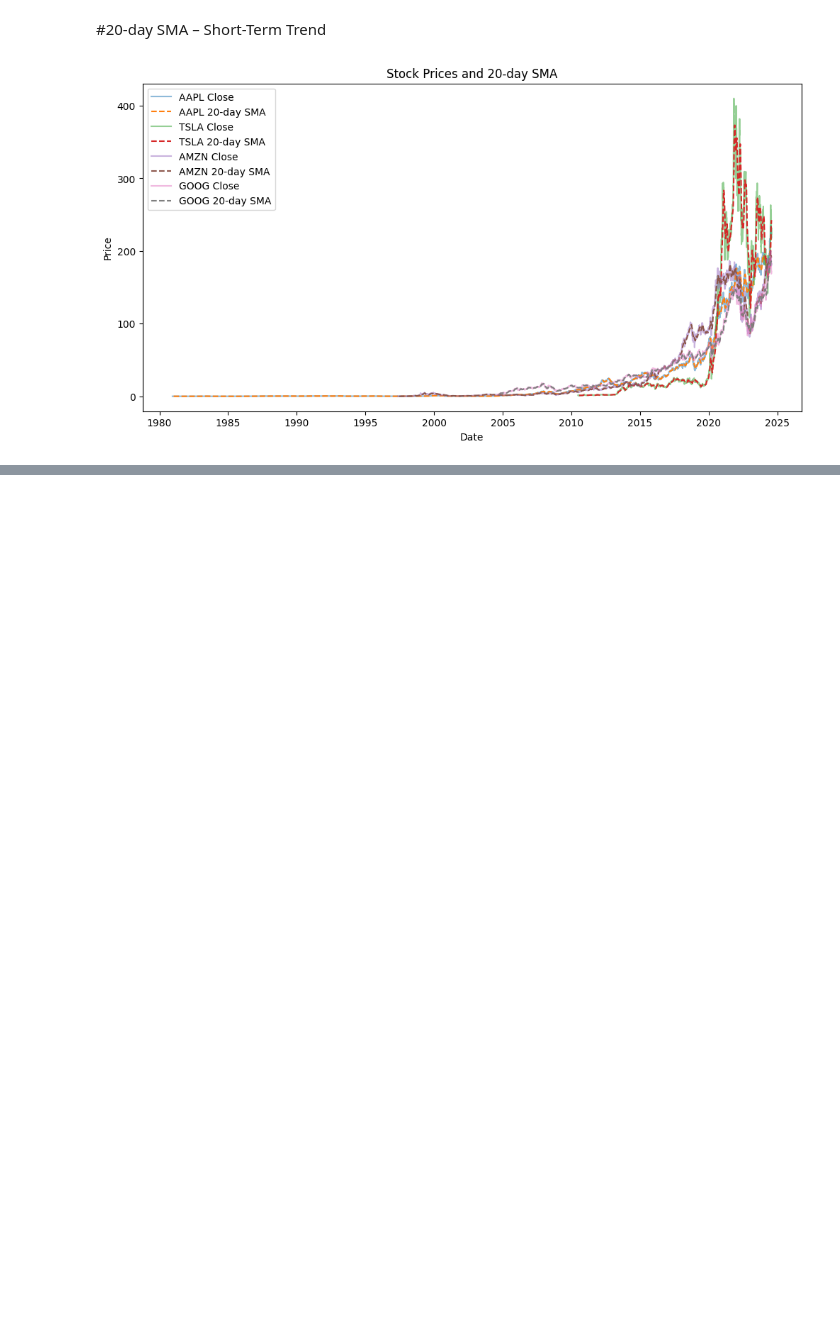
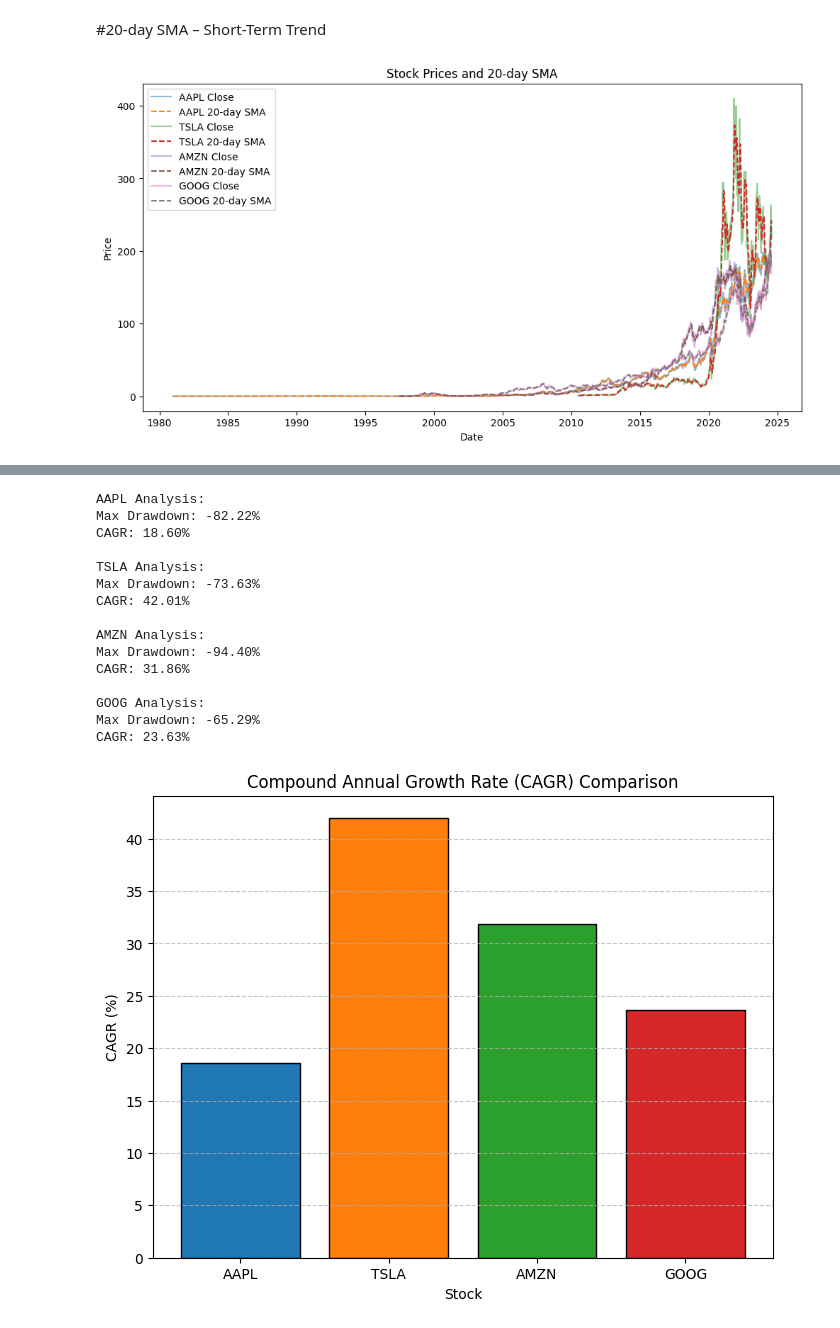
Before and after one commit to ruhamds/stock-analysis, a Jupyter notebook: notebooks/quantitative_analysis_4.ipynb, the cells around one changed output, grey strips where cells are left out. Saved outputs shown, nothing was run; the diff lists cells and outputs as text; code cells hidden in the pictures; blank space fills up the shorter version.

Commit message:
Update quantitative analysis and AAPL stock analysis notebooks

```diff
--- a/notebooks/quantitative_analysis_4.ipynb
+++ b/notebooks/quantitative_analysis_4.ipynb
@@ -163,0 +125,22 @@ See the caveats in the documentation: https://pandas.pydata.org/pandas-docs/stab
+# %%
+for stock, data in stocks.items():
+    data['Signal'] = 0
+    data.loc[data.index[50:], 'Signal'] = np.where(
+        data['SMA_50'][50:] > data['SMA_200'][50:], 1, 0
+    )
+    data['Position'] = data['Signal'].diff()
+
+# Plot for AAPL as an example
+plt.figure(figsize=(12, 6))
+plt.plot(stocks['AAPL'].index, stocks['AAPL']['Close'], label='AAPL Close', alpha=0.5)
+plt.plot(stocks['AAPL'].index, stocks['AAPL']['SMA_50'], label='50-day SMA', linestyle='--')
+plt.plot(stocks['AAPL'].index, stocks['AAPL']['SMA_200'], label='200-day SMA', linestyle='-.')
+buy_signals = stocks['AAPL'][stocks['AAPL']['Position'] == 1]
+sell_signals = stocks['AAPL'][stocks['AAPL']['Position'] == -1]
+plt.scatter(buy_signals.index, buy_signals['Close'], marker='^', color='g', label='Buy Signal', s=100)
+plt.scatter(sell_signals.index, sell_signals['Close'], marker='v', color='r', label='Sell Signal', s=100)
+plt.title('AAPL Buy/Sell Signals')
+plt.xlabel('Date')
+plt.ylabel('Price')
+plt.legend()
+plt.show()
@@ -289,0 +214,36 @@ NameError: name 'true' is not defined
+# %%
+# Print summary
+for stock, metrics in results.items():
+    print(f"\n{stock} Analysis:")
+    print(f"Max Drawdown: {metrics['Max_Drawdown']:.2f}%")
+    print(f"CAGR: {metrics['CAGR']:.2f}%")
+
+# Plot CAGR Comparison
+stocks_list = ["AAPL", "TSLA", "AMZN", "GOOG"]
+cagr_values = [results[stock]['CAGR'] for stock in stocks_list]
+
+plt.figure(figsize=(8, 6))
+plt.bar(stocks_list, cagr_values, color=["#1f77b4", "#ff7f0e", "#2ca02c", "#d62728"], edgecolor='black')
+plt.title("Compound Annual Growth Rate (CAGR) Comparison")
+plt.xlabel("Stock")
+plt.ylabel("CAGR (%)")
+plt.ylim(bottom=0)
+plt.grid(axis='y', linestyle='--', alpha=0.7)
+plt.show()
+# %% [output]
+AAPL Analysis:
+Max Drawdown: -82.22%
+CAGR: 18.60%
+
+TSLA Analysis:
+Max Drawdown: -73.63%
+CAGR: 42.01%
+
+AMZN Analysis:
+Max Drawdown: -94.40%
+CAGR: 31.86%
+
+GOOG Analysis:
+Max Drawdown: -65.29%
+CAGR: 23.63%
+[figure, added]
```
Also changed, not shown: parts of 3 cells of this notebook, 1 other file.
